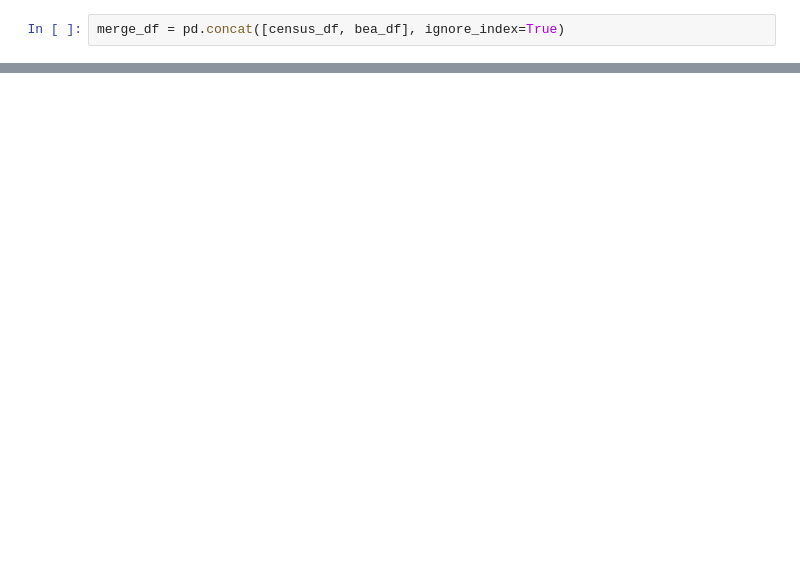
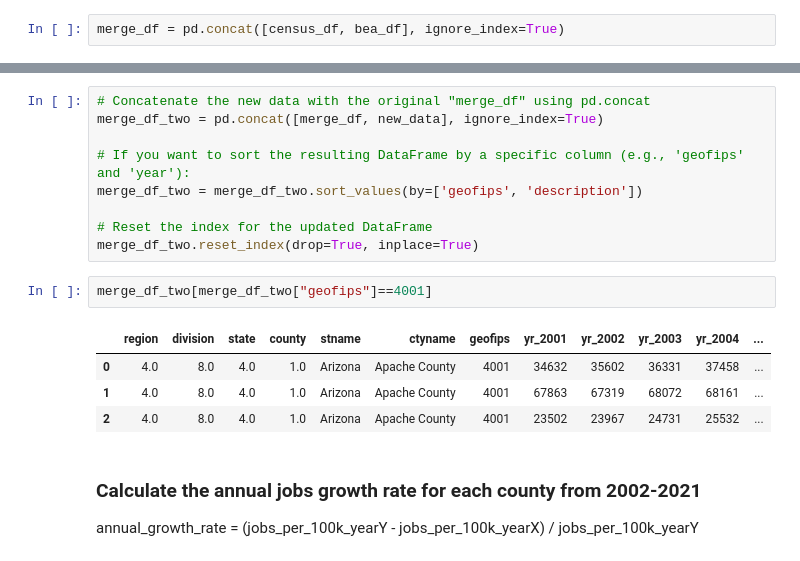
Before and after one commit to natebendermontana/western_protected_areas, a Jupyter notebook: 2_Combined-data-processing.ipynb, the cells around one changed output, grey strips where cells are left out. Drawn from its saved outputs; the diff is of its cells as text; blank space fills up the shorter version.

```diff
--- a/2_Combined-data-processing.ipynb
+++ b/2_Combined-data-processing.ipynb
@@ -128,0 +106,19 @@ results = pd.concat([merge_df] + new_rows, ignore_index=True)
+# %%
+# Concatenate the new data with the original "merge_df" using pd.concat
+merge_df_two = pd.concat([merge_df, new_data], ignore_index=True)
+
+# If you want to sort the resulting DataFrame by a specific column (e.g., 'geofips' and 'year'):
+merge_df_two = merge_df_two.sort_values(by=['geofips', 'description'])
+
+# Reset the index for the updated DataFrame
+merge_df_two.reset_index(drop=True, inplace=True)
+# %%
+merge_df_two[merge_df_two["geofips"]==4001]
+# %% [output]
+|  | region | division | state | county | stname | ctyname | geofips | yr_2001 | yr_2002 | yr_2003 | yr_2004 | ... |
+| 0 | 4.0 | 8.0 | 4.0 | 1.0 | Arizona | Apache County | 4001 | 34632 | 35602 | 36331 | 37458 | ... |
+| 1 | 4.0 | 8.0 | 4.0 | 1.0 | Arizona | Apache County | 4001 | 67863 | 67319 | 68072 | 68161 | ... |
+| 2 | 4.0 | 8.0 | 4.0 | 1.0 | Arizona | Apache County | 4001 | 23502 | 23967 | 24731 | 25532 | ... |
+# %% [markdown]
+### Calculate the annual jobs growth rate for each county from 2002-2021
+annual_growth_rate = (jobs_per_100k_yearY - jobs_per_100k_yearX) / jobs_per_100k_yearY
```
Also changed, not shown: parts of 19 cells of this notebook.
